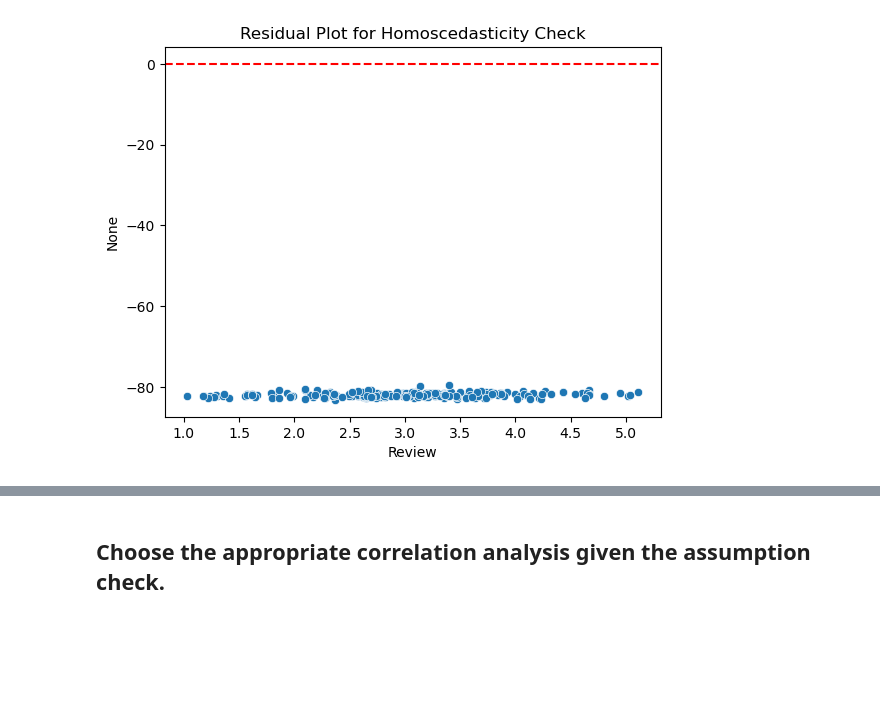
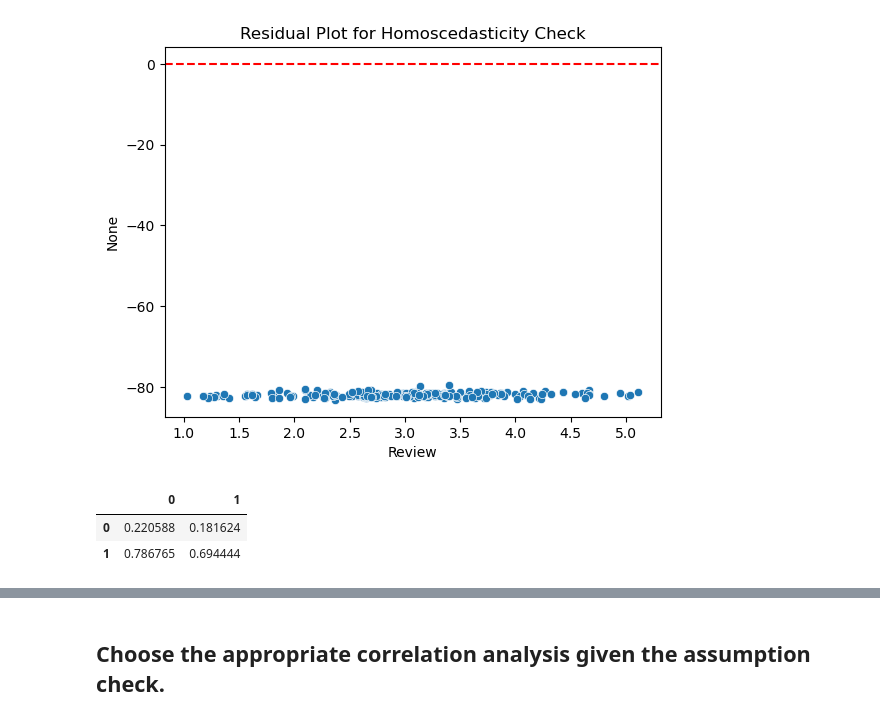
Before and after one commit to Dcroix/Kickstart-DataScience-Python, a Jupyter notebook: 9 Exploring Associations between Variables.ipynb, the cells around one changed output, grey strips where cells are left out. Cells and saved outputs as stored; diff of their text form; code cells hidden in the pictures; blank space fills up the shorter version.

```diff
--- a/9 Exploring Associations between Variables.ipynb
+++ b/9 Exploring Associations between Variables.ipynb
@@ -54,0 +61,6 @@ plt.show()
+# %%
+dfscaled.head(2)
+# %% [output]
+|  | 0 | 1 |
+| 0 | 0.220588 | 0.181624 |
+| 1 | 0.786765 | 0.694444 |
```
Also changed, not shown: parts of 2 cells of this notebook.
